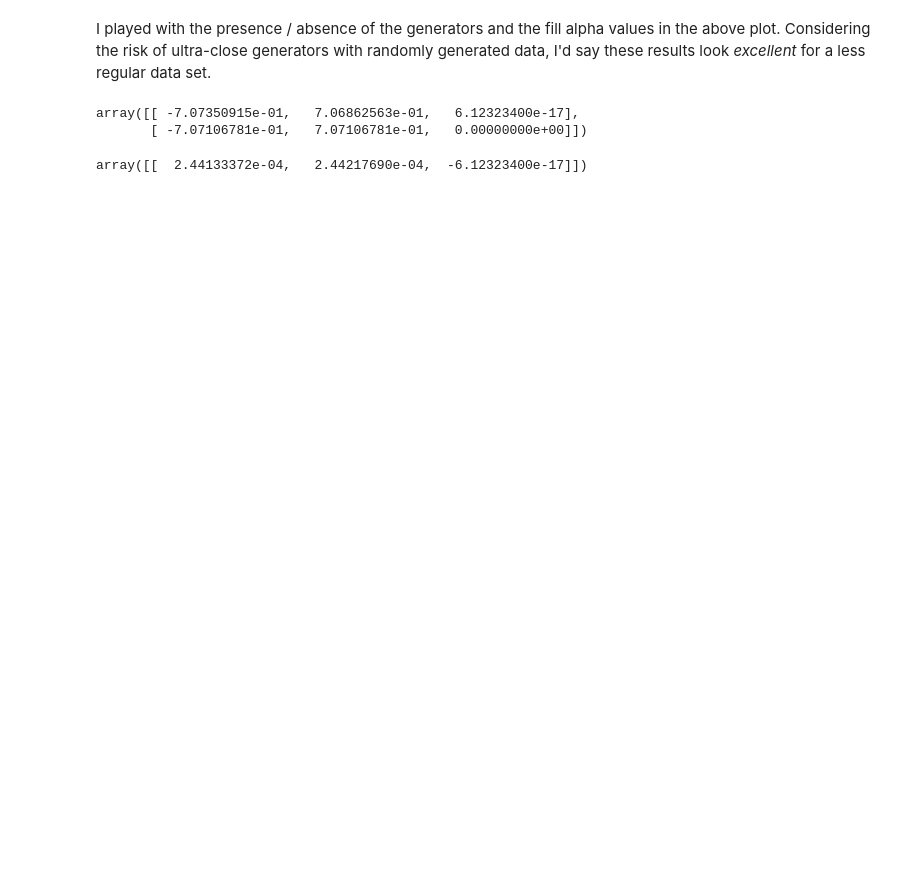
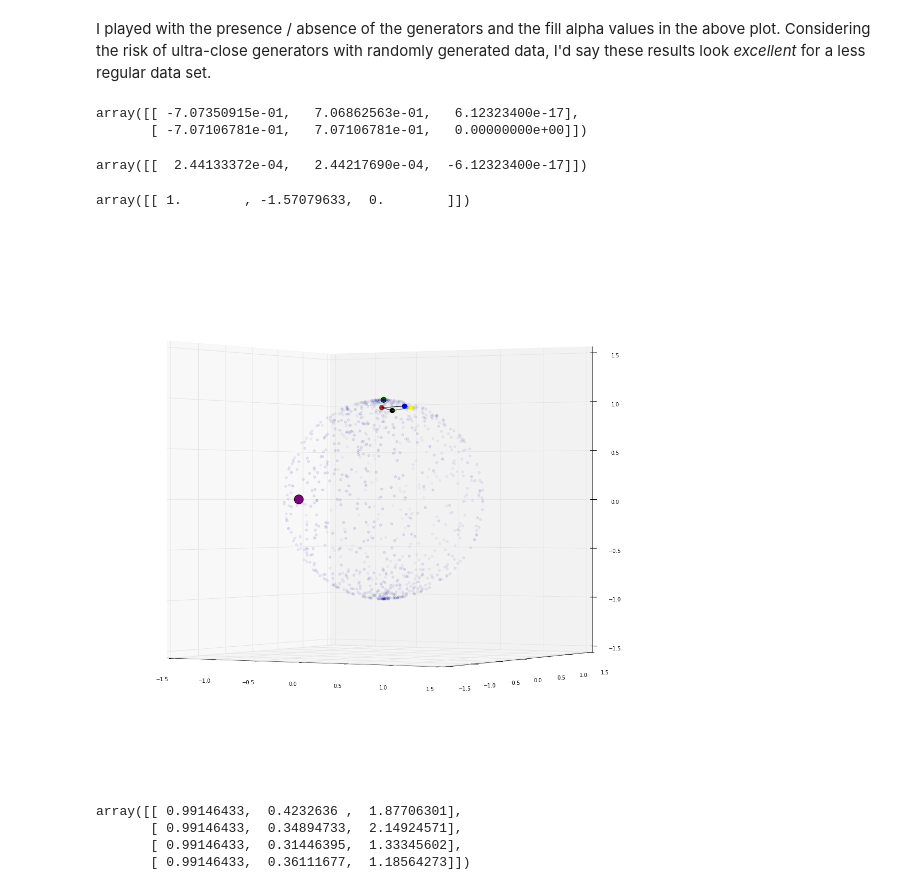
Before and after one commit to tylerjereddy/py_sphere_Voronoi, a Jupyter notebook: testing_spherical_Voronoi_code.ipynb, the cells around one changed output. Cells and saved outputs as stored; diff of their text form; code cells hidden in the pictures; blank space fills up the shorter version.

```diff
--- a/testing_spherical_Voronoi_code.ipynb
+++ b/testing_spherical_Voronoi_code.ipynb
@@ -199,3 +202,54 @@ array([[ -7.07350915e-01,   7.06862563e-01,   6.12323400e-17],
 numpy.diff(derivative_vector_3D,axis=0)
 # %% [output]
 array([[  2.44133372e-04,   2.44217690e-04,  -6.12323400e-17]])
+# %%
+#problematic_polygon_array = numpy.array([[-0.70041688,  0.07294857, -0.70993082],
+#[-0.78297057 ,-0.03756652 ,-0.62084854],
+ #[-0.77464149 ,-0.07389853 ,-0.62799413],
+ #[-0.65546009 ,-0.19355067 ,-0.72994334],
+ #[-0.62186187 ,-0.14154995 ,-0.77016783]])
+problematic_polygon_array = numpy.array([[-0.12278101, 0.38828208, 0.90397089],
+ [-0.18533492 ,0.28384049, 0.9317119 ],
+ [ 0.07210294 ,0.29806975, 0.94284522],
+ [ 0.1316095  ,0.32464041, 0.92751769]])
+ #[ 0.08298007 ,0.36485282 ,0.91814936]])
+# %%
+fig6 = plt.figure()
+fig6.set_size_inches(19,19)
+ax = fig6.add_subplot(111, projection='3d')
+ax.scatter(problematic_polygon_array[...,0],problematic_polygon_array[...,1],problematic_polygon_array[...,2],color='None',s=60)
+ax.plot(problematic_polygon_array[...,0],problematic_polygon_array[...,1],problematic_polygon_array[...,2],color='black')
+ax.scatter(cartesian_coord_array[...,0],cartesian_coord_array[...,1],cartesian_coord_array[...,2],alpha=0.1) #original generators
+ax.plot(final_subtriangle[...,0],final_subtriangle[...,1],final_subtriangle[...,2],c='green') #the final subtriangle (which I think produces an unreasonably small angle??)
+#colour vertices progressively so I'm certain where they start / end:
+color_list = ['black','brown','blue','yellow']
+index = 0
+for vertex in problematic_polygon_array:
+    color = color_list[index]
+    ax.scatter(vertex[...,0],vertex[...,1],vertex[...,2],color=color,s=80)
+    index += 1
+ax.elev = 0.
+#testing lat / lon conventions for comparison with JPL document
+cartesian_coord = numpy.array([[0,0,1]])
+ax.scatter(cartesian_coord[...,0],cartesian_coord[...,1],cartesian_coord[...,2],c='green',s=100)
+spherical_test_coord = voronoi_utility.convert_cartesian_array_to_spherical_array(cartesian_coord)
+spherical_theta_modified = numpy.zeros((1,3))
+spherical_theta_modified[0,0] = spherical_test_coord[0,0]
+spherical_theta_modified[0,1] = spherical_test_coord[0,1] - (math.pi / 2.)
+spherical_theta_modified[0,2] = spherical_test_coord[0,2]
+theta_adjusted_cartesian_test = voronoi_utility.convert_spherical_array_to_cartesian_array(spherical_theta_modified)
+ax.scatter(theta_adjusted_cartesian_test[...,0],theta_adjusted_cartesian_test[...,1],theta_adjusted_cartesian_test[...,2],s=300,c='purple')
+spherical_theta_modified
+# %% [output]
+array([[ 1.        , -1.57079633,  0.        ]])
+[figure, added]
+# %%
+#What exactly is wrong with the arrangements of vertices in the above polygon on the unit sphere that prevents a proper surface area calculation?
+#One of them does look a bit 'out of plane--' take a closer look
+problematic_polygon_spherical_polar_coords = voronoi_utility.convert_cartesian_array_to_spherical_array(problematic_polygon_array)
+problematic_polygon_spherical_polar_coords
+# %% [output]
+array([[ 0.99146433,  0.4232636 ,  1.87706301],
+       [ 0.99146433,  0.34894733,  2.14924571],
+       [ 0.99146433,  0.31446395,  1.33345602],
+       [ 0.99146433,  0.36111677,  1.18564273]])
```
Also changed, not shown: parts of 8 cells of this notebook, 2 other files.
